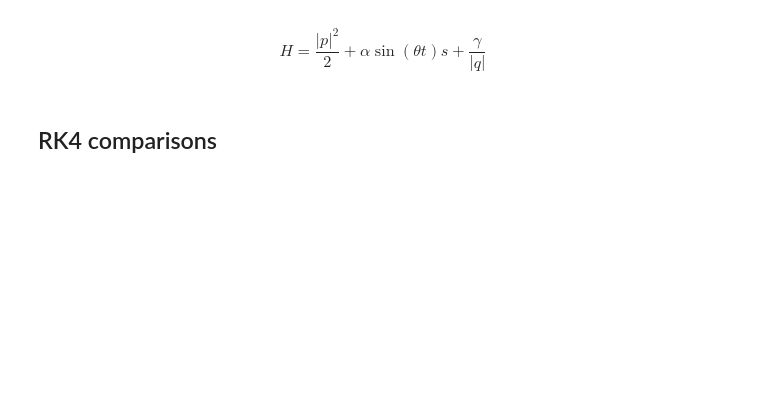
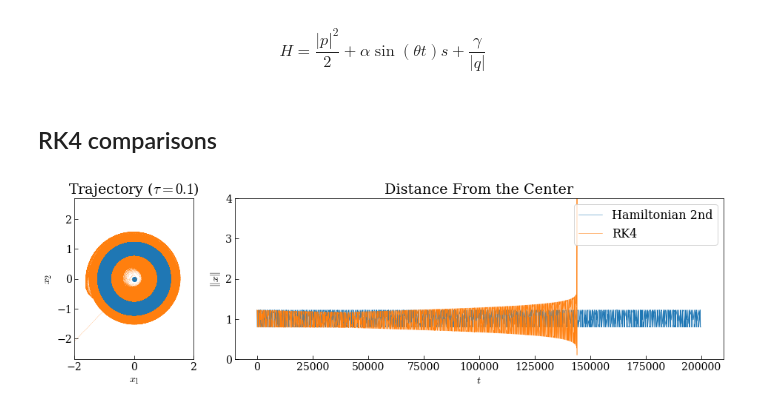
Before and after one commit to mseri/gsi2021, a Jupyter notebook: The Time-Perturbed Kepler model.ipynb, the cells around one changed output. Cells and saved outputs as stored; diff of their text form; code cells hidden in the pictures; blank space fills up the shorter version.

```diff
--- a/The Time-Perturbed Kepler model.ipynb
+++ b/The Time-Perturbed Kepler model.ipynb
@@ -6,9 +6,9 @@ $$
 from integrators import contact as ic
 from integrators.common import rk4s
 # %%
+%matplotlib inline
+import numpy as np
 import matplotlib
-matplotlib.rcParams.update({'font.size': 22})
-import numpy as np
 import matplotlib.pyplot as plt
 
 plt.style.use('fast') #alt: 'seaborn-white'
@@ -107,34 +107,36 @@ for (p0, q0) in [init]:
     axo.scatter(0,0)
 
     axo.set_aspect('equal', adjustable='box')
 
     axo.set_xlim(-2, 2)
     axo.set_ylim(-2.7, 2.7)
 
     axo.set_xlabel("$x_1$")
     axo.set_ylabel("$x_2$")
 
     #axo.legend(loc='lower left')
 
     axe = fig.add_subplot(gs[0,1:])
     axe.set_title("Distance From the Center")
 
     axe.plot(tspan,
              dc,
              linewidth=0.5, label="Hamiltonian 2nd")
 
     axe.plot(tspan,
              drk,
              linewidth=0.5, label="RK4")
 
     axe.set_ylim(0, 4)
     axe.legend(loc='upper right')
 
     axe.set_xlabel("$t$")
-    axe.set_xlabel("$\|x\|$")
+    axe.set_ylabel("$\|x\|$")
 
     fig.savefig(f"TPK01.pdf", bbox_inches='tight')
     fig.show()
+# %% [output]
+[figure, added]
 # %%
 tpk = TimePerturbedKepler(-0.01, np.pi, -1)
 dt = 0.2
```
Also changed, not shown: parts of 3 cells of this notebook, 7 other files.
